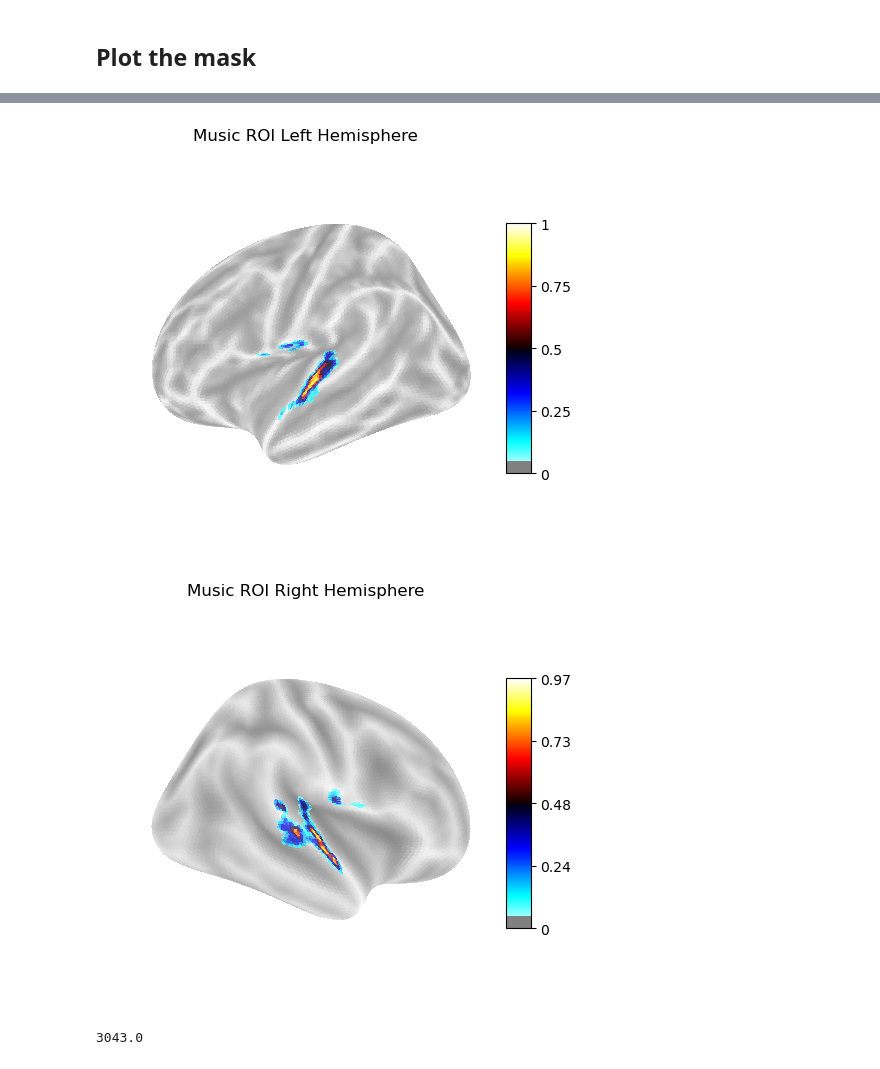
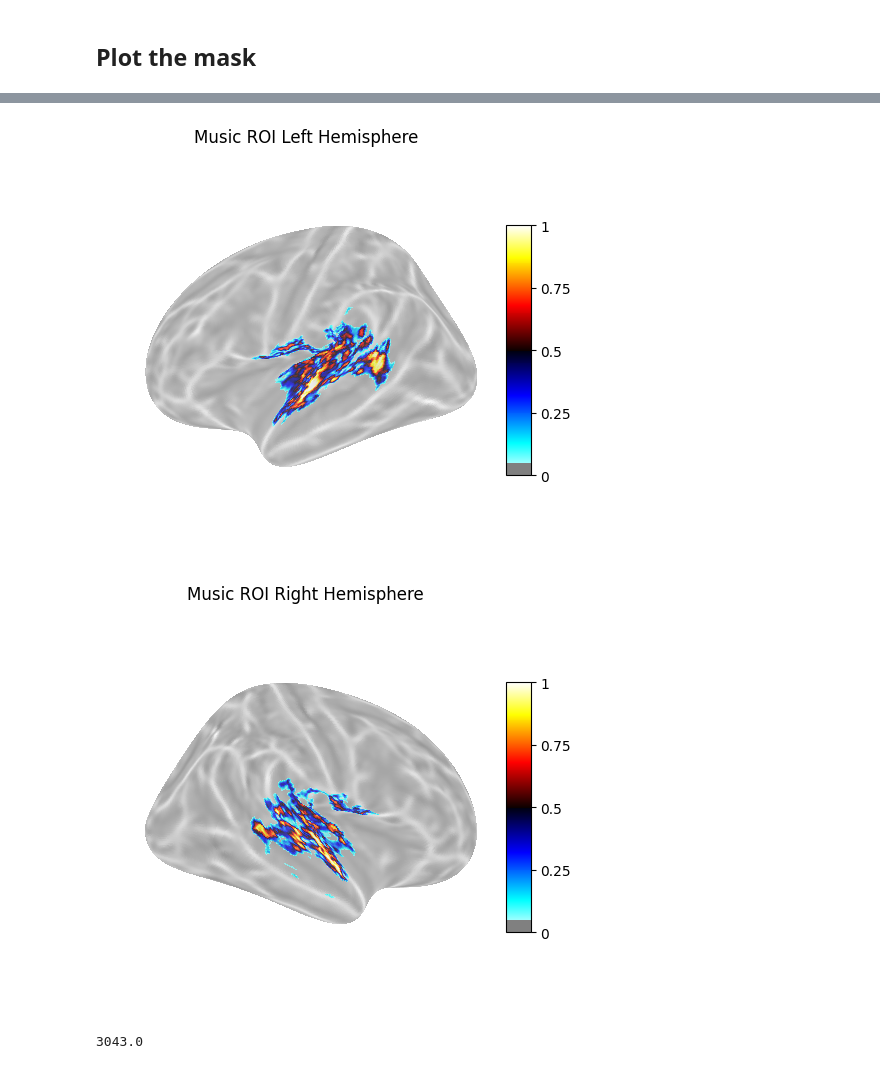
Before and after one commit to mattciff5/genre-to-fmri, a Jupyter notebook: mutlisubject_align.ipynb, the cells around one changed output, grey strips where cells are left out. Drawn from its saved outputs; the diff is of its cells as text; code cells hidden in the pictures.

```diff
--- a/mutlisubject_align.ipynb
+++ b/mutlisubject_align.ipynb
@@ -177,7 +92,7 @@ Audio feature extraction...
 #     for subj in data_dict
 # }
 
-with open('/data01/data/fMRI_music_genre/data_dict' + '.pkl', 'rb') as file_to_read:
+with open('/srv/nfs-data/sisko/matteoc/music/data_dict' + '.pkl', 'rb') as file_to_read:
     data_dict = pickle.load(file_to_read)
 # %%
 print(data_dict['sub-001']['train_audio_feat'].shape)
@@ -270,5 +182,5 @@ if transform_masking:
 # %%
-with open('/data01/data/fMRI_music_genre/working_data_dict' + '.pkl', 'rb') as file_to_read:
+with open('/srv/nfs-data/sisko/matteoc/music/working_data_dict' + '.pkl', 'rb') as file_to_read:
     working_data_dict = pickle.load(file_to_read)
 # %%
 mask_path = "mask_to_save/mask_him_005.nii.gz"
@@ -1040,27 +952,27 @@ display.savefig('figures/brain_roi.png',dpi=300)
 # %%
 from nilearn import surface
 from nilearn.datasets import fetch_surf_fsaverage
 
 # Get the fsaverage5 mesh
-fsaverage = fetch_surf_fsaverage()
+fsaverage = fetch_surf_fsaverage("fsaverage")
 texture_left = surface.vol_to_surf(nib_mask, fsaverage.pial_left)
 texture_right = surface.vol_to_surf(nib_mask, fsaverage.pial_right)
 
 # Plot the surface map
 plotting.plot_surf_stat_map(fsaverage.infl_left, texture_left,
                             hemi='left', view='lateral', colorbar=True,
                             title="Music ROI Left Hemisphere", threshold=0.05, bg_map=fsaverage.curv_left, bg_on_data=True,
                             darkness=0.5, cmap='cold_hot')
 
 plotting.plot_surf_stat_map(fsaverage.infl_right, texture_right,
                             hemi='right', view='lateral', colorbar=True,
-                            title="Music ROI Right Hemisphere", threshold=0.05, bg_map=fsaverage.sulc_right, bg_on_data=True,
+                            title="Music ROI Right Hemisphere", threshold=0.05, bg_map=fsaverage.curv_right, bg_on_data=True,
                             darkness=0.5, cmap='cold_hot')
 
 plotting.show()
 # %% [output]
-[figure, old version]
+[figure, new version]
-[figure, old version]
+[figure, new version]
 # %%
 nib_mask.get_fdata().sum()
 # %% [output]
```
Also changed, not shown: parts of 5 cells of this notebook, 12 other files.
